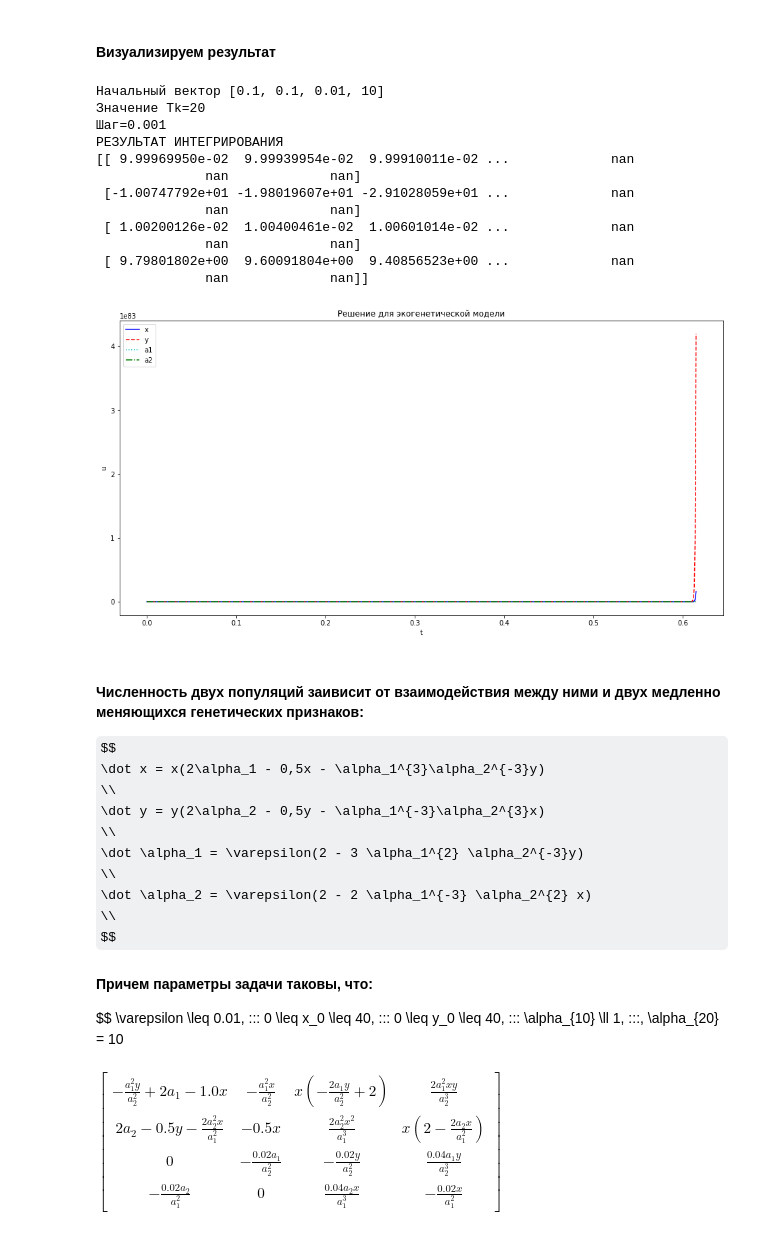
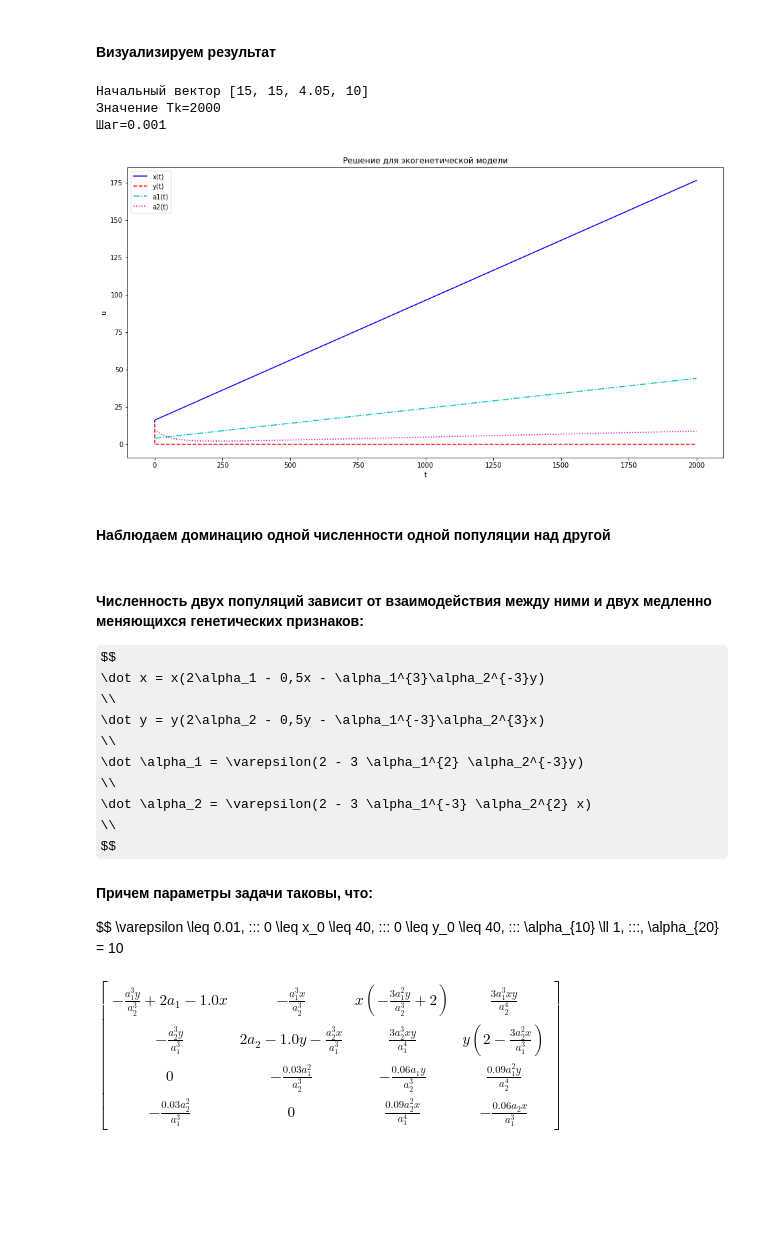
Before and after one commit to uslsteen/CompMath, a Jupyter notebook: lab_7/lab7.ipynb, the cells around one changed output. Drawn from its saved outputs; the diff is of its cells as text; code cells hidden in the pictures; some formulas as TeX source; blank space fills up the shorter version.

Commit message:
[lab7] Rosenbrock fixed, added 9.12 task

```diff
--- a/lab_7/lab7.ipynb
+++ b/lab_7/lab7.ipynb
@@ -123,22 +97,41 @@ def f(diff_eqs, u_k):
+# %%
+def f1(u_k):
+    x, y, a1, a2 = u_k[0], u_k[1], u_k[2], u_k[3]
+
+    return np.array([x*(2*a1 - 0.5*x - y * (a1 ** 2) * (a2 ** (-2))),
+                    y*(2*a2 - 0.5*y - x * (a2 ** 2) * (a1 ** (-2))),
+                    eps*(2 - 2 * y * a1 * a2 ** (-2)),
+                    eps*(2 - 2 * x * a2 * a1 ** (-2))
+                   ])
+
+def jac1(u_k):
+    x, y, a1, a2 = u_k[0], u_k[1], u_k[2], u_k[3]
+
+    return np.array([[-a1 ** 2 * y * a2 **(-2) + 2*a1 - x, -a1 ** 2 * x * a2 ** (-2), x*(-2*a1*y * a2**(-2) + 2), 2*a1**2 * x * y * a2 ** (-3)],
+                     [-a2 ** 2 * y * a1 ** (-2), -a2 ** 2 * x * a1 **(-2) + 2*a2 - y, 2*a2 ** 2 * x * y * a1 ** (-3), y*(-2*a2*x * a1**(-2) + 2)],
+                     [0, -0.02*a1 * a2 ** (-2), -0.02*y * a2 ** (-2), 0.04*a1 * y * a2 ** (-3)],
+                     [-0.02*a2 * a1 **(-2), 0, 0.04 * a2 *x * a1 ** (-3),   -0.02 * x  * a1 ** (-2)]])
 # %% [markdown]
 #### Решаем систему уравнений
 # %%
-def Rosenbrock3(diff_eqs, j_matr, u0, step):
+def Rosenbrock3(f, jacbn, u0, step):
 
     t_arr = np.linspace(0, Tk, int(Tk / step))
     sol = []
     u_n = u0
 
+    size = u0.size
+
     for t_n in t_arr:
-        Dn = np.eye(4) + a * step * jacbn(j_matr, u_n)
+        Dn = np.eye(size) + a * step * jacbn(u_n)
 
-        d1 = step*f(diff_eqs, u_n)
+        d1 = step*f(u_n)
         k1 = np.linalg.solve(Dn, d1)
 
-        d2 = step*f(diff_eqs, u_n + b21 * k1)
+        d2 = step*f(u_n + b21 * k1)
         k2 = np.linalg.solve(Dn, d2)
 
-        d3 = step*f(diff_eqs, u_n + b31 * k1 + b32 * k2)
+        d3 = step*f(u_n + b31 * k1 + b32 * k2)
         k3 = np.linalg.solve(Dn, d3)
 
         u_n_1 = u_n + p1 * k1 + p2 * k2 + p3 * k3
@@ -146,9 +139,6 @@ def Rosenbrock3(diff_eqs, j_matr, u0, step):
 
         u_n = u_n_1
 
-    print(f"РЕЗУЛЬТАТ ИНТЕГРИРОВАНИЯ")
-    print(np.array(sol).T)
-
     return np.array(sol).T, t_arr
 # %% [markdown]
 #### Визуализируем результат
@@ -157,10 +147,8 @@ def genetic_model_plot(u, t_arr):
 
     plt.figure(figsize=[16, 8])
 
-    plt.plot(t_arr, u[0], color='b', label='x')
-    plt.plot(t_arr, u[1], color='r', linestyle='--', label='y')
-    plt.plot(t_arr, u[2], color='c', linestyle=':', label='a1')
-    plt.plot(t_arr, u[3], color='g', linestyle='-.', label='a2')
+    for i in range(len(u)):
+        plt.plot(t_arr, u[i], color=color_list[i], linestyle=linestyle_list[i], label=label_list[i])
 
     plt.title(f"Решение для экогенетической модели")
 
@@ -170,30 +158,24 @@ def genetic_model_plot(u, t_arr):
     plt.legend()
     plt.show()
 # %%
+x0, y0, a10 = 15, 15, 4.05
 cur_step = 0.001
-u0 = [x0, y0, a10, a20]
+u0 = np.array([x0, y0, a10, a20])
 print(f"Начальный вектор {u0}")
 print(f"Значение Tk={Tk}")
 print(f"Шаг={cur_step}")
 
-sol, t_arr = Rosenbrock3(diff_eqs1, J1, u0, step=cur_step)
+sol, t_arr = Rosenbrock3(f=f1, jacbn=jac1, u0=u0, step=cur_step)
 genetic_model_plot(sol, t_arr)
 # %% [output]
-Начальный вектор [0.1, 0.1, 0.01, 10]
-Значение Tk=20
+Начальный вектор [15, 15, 4.05, 10]
+Значение Tk=2000
 Шаг=0.001
-РЕЗУЛЬТАТ ИНТЕГРИРОВАНИЯ
-[[ 9.99969950e-02  9.99939954e-02  9.99910011e-02 ...             nan
-              nan             nan]
- [-1.00747792e+01 -1.98019607e+01 -2.91028059e+01 ...             nan
-              nan             nan]
- [ 1.00200126e-02  1.00400461e-02  1.00601014e-02 ...             nan
-              nan             nan]
- [ 9.79801802e+00  9.60091804e+00  9.40856523e+00 ...             nan
-              nan             nan]]
-[figure, old version]
+[figure, new version]
+# %% [markdown]
+#### Наблюдаем доминацию одной численности одной популяции над другой
 # %% [markdown]
-#### Численность двух популяций заивисит от взаимодействия между ними и двух медленно меняющихся генетических признаков:
+#### Численность двух популяций зависит от взаимодействия между ними и двух медленно меняющихся генетических признаков:
 
 $$
 \dot x = x(2\alpha_1 - 0,5x - \alpha_1^{3}\alpha_2^{-3}y)
@@ -202,7 +184,7 @@ $$
 \\
 \dot \alpha_1 = \varepsilon(2 - 3 \alpha_1^{2} \alpha_2^{-3}y)
 \\
-\dot \alpha_2 = \varepsilon(2 - 2 \alpha_1^{-3} \alpha_2^{2} x)
+\dot \alpha_2 = \varepsilon(2 - 3 \alpha_1^{-3} \alpha_2^{2} x)
 \\
 $$
 
@@ -211,15 +193,15 @@ $$
 \varepsilon \leq 0.01, \:\:\: 0 \leq x_0 \leq 40, \:\:\: 0 \leq y_0 \leq 40, \:\:\: \alpha_{10} \ll 1, \:\:\:, \alpha_{20} = 10
 # %%
 diff_eqs2 = {"f1" : x*(2*a1 - 0.5*x - y * (a1 ** 3) * (a2 ** (-3))),
-            "f2" : x*(2*a2 - 0.5*y - x * (a2 ** 3) * (a1 ** (-3))),
+            "f2" : y*(2*a2 - 0.5*y - x * (a2 ** 3) * (a1 ** (-3))),
             "f3" : eps*(2 - 3 * y * a1 ** (2) * a2 ** (-3)),
             "f4" : eps*(2 - 3 * x * a2 ** (2) * a1 ** (-3))
             }
 
-X2 = Matrix([diff_eqs1["f1"], diff_eqs1["f2"], diff_eqs1["f3"], diff_eqs1["f4"]])
+X2 = Matrix([diff_eqs2["f1"], diff_eqs2["f2"], diff_eqs2["f3"], diff_eqs2["f4"]])
 Y2 = Matrix([x, y, a1, a2])
 
 J2 = X2.jacobian(Y2)
 J2
 # %% [output]
-$\displaystyle \left[\begin{matrix}- \frac{a_{1}^{2} y}{a_{2}^{2}} + 2 a_{1} - 1.0 x & - \frac{a_{1}^{2} x}{a_{2}^{2}} & x \left(- \frac{2 a_{1} y}{a_{2}^{2}} + 2\right) & \frac{2 a_{1}^{2} x y}{a_{2}^{3}}\\2 a_{2} - 0.5 y - \frac{2 a_{2}^{2} x}{a_{1}^{2}} & - 0.5 x & \frac{2 a_{2}^{2} x^{2}}{a_{1}^{3}} & x \left(2 - \frac{2 a_{2} x}{a_{1}^{2}}\right)\\0 & - \frac{0.02 a_{1}}{a_{2}^{2}} & - \frac{0.02 y}{a_{2}^{2}} & \frac{0.04 a_{1} y}{a_{2}^{3}}\\- \frac{0.02 a_{2}}{a_{1}^{2}} & 0 & \frac{0.04 a_{2} x}{a_{1}^{3}} & - \frac{0.02 x}{a_{1}^{2}}\end{matrix}\right]$
+$\displaystyle \left[\begin{matrix}- \frac{a_{1}^{3} y}{a_{2}^{3}} + 2 a_{1} - 1.0 x & - \frac{a_{1}^{3} x}{a_{2}^{3}} & x \left(- \frac{3 a_{1}^{2} y}{a_{2}^{3}} + 2\right) & \frac{3 a_{1}^{3} x y}{a_{2}^{4}}\\- \frac{a_{2}^{3} y}{a_{1}^{3}} & 2 a_{2} - 1.0 y - \frac{a_{2}^{3} x}{a_{1}^{3}} & \frac{3 a_{2}^{3} x y}{a_{1}^{4}} & y \left(2 - \frac{3 a_{2}^{2} x}{a_{1}^{3}}\right)\\0 & - \frac{0.03 a_{1}^{2}}{a_{2}^{3}} & - \frac{0.06 a_{1} y}{a_{2}^{3}} & \frac{0.09 a_{1}^{2} y}{a_{2}^{4}}\\- \frac{0.03 a_{2}^{2}}{a_{1}^{3}} & 0 & \frac{0.09 a_{2}^{2} x}{a_{1}^{4}} & - \frac{0.06 a_{2} x}{a_{1}^{3}}\end{matrix}\right]$
```
Also changed, not shown: parts of 14 cells of this notebook.
